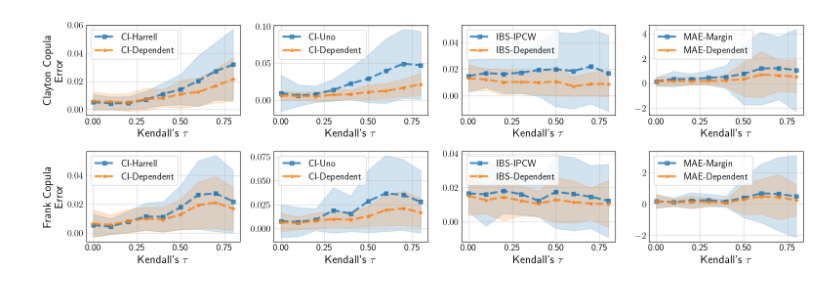
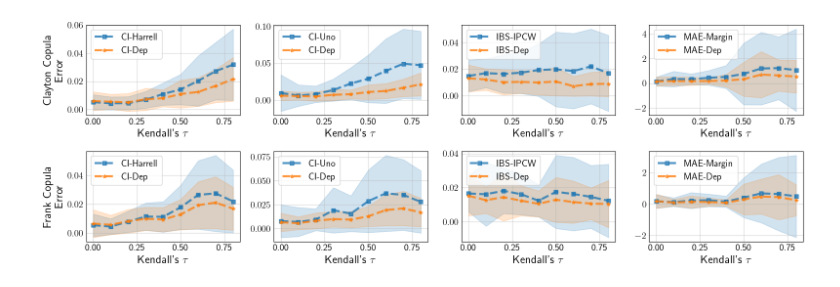
Before and after one commit to thecml/survival-copula, a Jupyter notebook: notebooks/plot_synthetic_error.ipynb, the cells around one changed output. Cells and saved outputs as stored; diff of their text form; code cells hidden in the pictures.

Commit message:
plots and revised paper

```diff
--- a/notebooks/plot_synthetic_error.ipynb
+++ b/notebooks/plot_synthetic_error.ipynb
@@ -36,10 +36,10 @@ mean_errors = grouped.mean().reset_index()
 std_errors = grouped.std().reset_index()
 
 # Define the error columns and their plot styles
-error_columns = [('ci_harrell_error', "ci_dep_ipcw_error", "CI-Harrell", "CI-Dependent"),
-                 ("ci_uno_error", "ci_dep_ipcw_error", "CI-Uno", "CI-Dependent "),
-                 ('ibs_ipcw_error', "ibs_dep_bg_error", "IBS-IPCW", "IBS-Dependent"),
-                 ('mae_margin_error', "mae_dep_bg_error", "MAE-Margin", "MAE-Dependent")]
+error_columns = [('ci_harrell_error', "ci_dep_ipcw_error", "CI-Harrell", "CI-Dep"),
+                 ("ci_uno_error", "ci_dep_ipcw_error", "CI-Uno", "CI-Dep "),
+                 ('ibs_ipcw_error', "ibs_dep_bg_error", "IBS-IPCW", "IBS-Dep"),
+                 ('mae_margin_error', "mae_dep_bg_error", "MAE-Margin", "MAE-Dep")]
 
 # Create subplots (2 rows, 4 columns)
 fig, axs = plt.subplots(2, 4, figsize=(16, 6))
@@ -80,31 +80,31 @@ for col_idx, (indep_metric, dep_metric, indep_metric_name, dep_metric_name) in e
             label=dep_metric_name, alpha=0.8, linewidth=3
         )
 
         axs[row_idx, col_idx].fill_between(
             copula_data['k_tau'],
             copula_data[dep_metric] - copula_std[dep_metric],
             copula_data[dep_metric] + copula_std[dep_metric],
             alpha=0.2, color='tab:orange'
         )
 
         # Set axis labels and titles
         axs[row_idx, col_idx].set_xticks([0.0, 0.25, 0.5, 0.75])
         axs[row_idx, col_idx].set_xticklabels(['0.00', '0.25', '0.50', '0.75'])
         if col_idx == 0:
             axs[row_idx, col_idx].set_ylabel(f"{copula_name.capitalize()} Copula \n" + "Error") # r"$|$True - Approx.$|$
         axs[row_idx, col_idx].grid(True, alpha=0.5)
         axs[row_idx, col_idx].tick_params(axis='y', which='both', length=0)
         axs[row_idx, col_idx].tick_params(axis='x', which='both', length=0)
         axs[row_idx, col_idx].set_xlabel("Kendall's $\\tau$")
         axs[row_idx, col_idx].legend(loc="upper left")
 
 # Adjust layout for better spacing
 plt.tight_layout(rect=[0, 0.1, 1, 1])
 
 # Save figure
 plt.savefig(f"{cfg.PLOTS_DIR}/metric_error_over_ktau_{n_samples}_{n_features}.pdf", format='pdf', bbox_inches='tight')
 
 # Show the plot
 plt.show()
 # %% [output]
-[figure, old version]
+[figure, new version]
```
Also changed, not shown: 4 other files.
